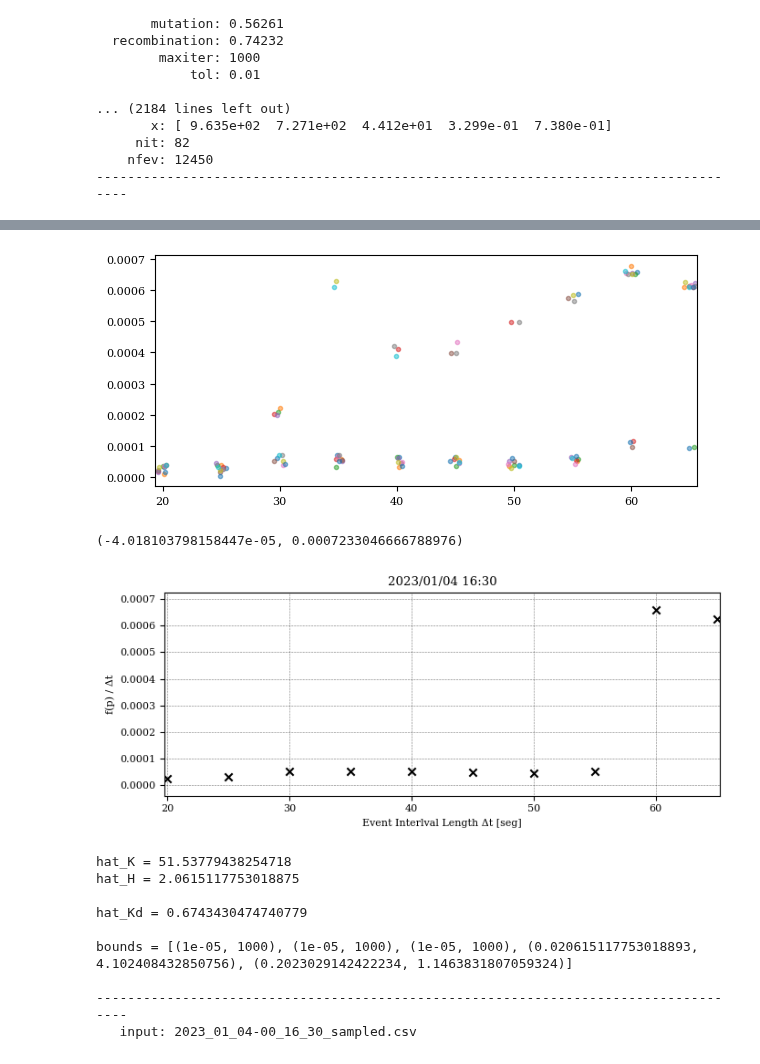
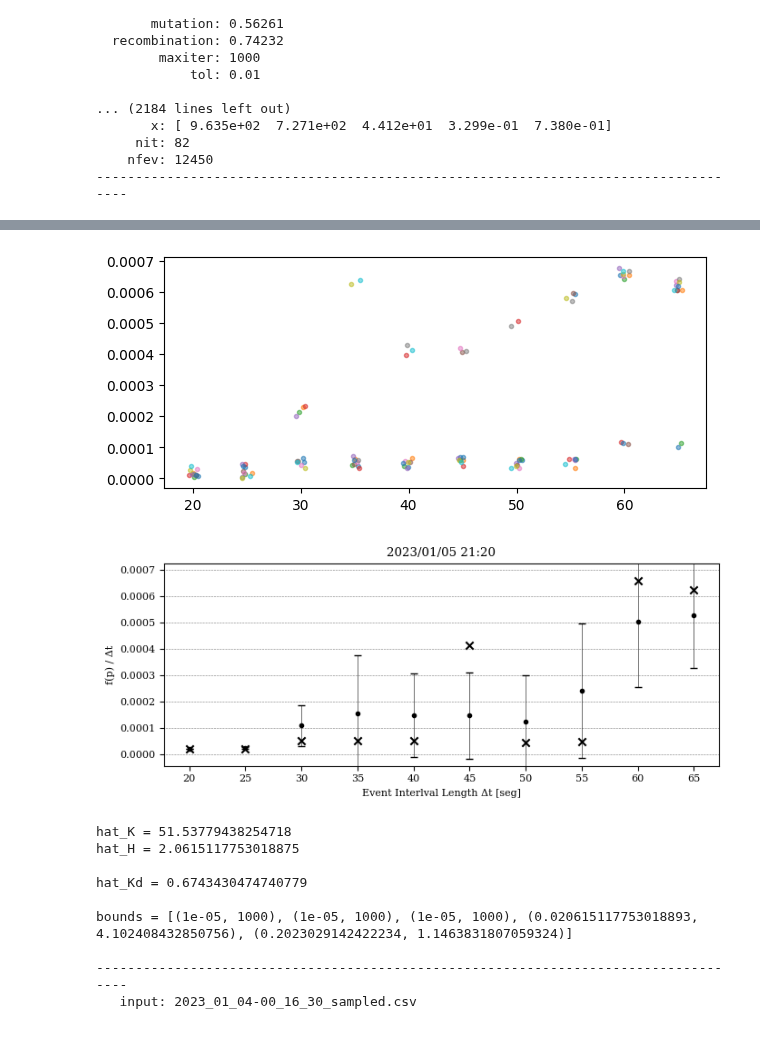
Before and after one commit to JoFeG/Differential-Evolution-Frequency-Model-Fitting, a Jupyter notebook: PaperFigures.ipynb, the cells around one changed output, grey strips where cells are left out. Cells and saved outputs as stored; diff of their text form; code cells hidden in the pictures.

```diff
--- a/PaperFigures.ipynb
+++ b/PaperFigures.ipynb
@@ -95,6 +85,8 @@ for i in range(10):
     nfev: 12450
 ------------------------------------------------------------------------------------
 # %%
+## Fig1 E1a
+
 font = {'family' : 'serif',
         'size'   : 8}
 
@@ -150,7 +142,7 @@ for rep in range(11):
         if i == 0:
             fig = plt.figure(figsize=(7,3))
             plt.plot(real_time[100:], real_freq[100:], linewidth=.7)
-            plt.title(f"2023/01/04 16:30 rep{rep}")
+            plt.title(f"2023/01/05 21:20 rep{rep}")
             plt.xlabel("Time [seg]")
             plt.ylabel("Frequency [Hz]")
 
@@ -159,6 +151,5 @@ for rep in range(11):
         plt.axvline(sim_time[-1], alpha=.4, linewidth=.7, color = "k", linestyle='dotted')
 
     fig.tight_layout()
-
-#plt.savefig('./img/ExpIntervalSims.pdf')
+    plt.savefig(f"./img/ExpIntervalSims{rep}.pdf")
 # %% [output]
@@ -176,4 +167,6 @@ for rep in range(11):
 # %%
+## Save this idea for E3
+
 instance = "2023_01_05-00_21_20"
 
 ERR = []
@@ -207,21 +200,42 @@ for rep in range(11):
     plt.plot(jitterETS, jitterERR, marker = ".", linestyle="", alpha = .5)
 plt.show()
 # %% [output]
-[figure, old version]
+[figure, new version]
 # %%
+## fig2 E1a
+
+font = {'family' : 'serif',
+        'size'   : 8}
+
+plt.rc('font', **font)
+
+instance = "2023_01_05-00_21_20"
+
 fig = plt.figure(figsize=(7,3))
-plt.scatter(ets, err, color = "k", marker = "x")
-plt.title("2023/01/04 16:30")
+rep = 6
+err = [ERR[i][rep] for i in range(10)]
+
+
+npERR = np.array(ERR)
+err_means = [npERR[i].mean() for i in range(10)]
+err_sd = [npERR[i].std() for i in range(10)]
+plt.errorbar(ETS, err_means, err_sd, color='k', linewidth=.4, linestyle='None', marker='.', capsize=3)
+
+plt.scatter(ETS, err, color = "k", marker = "x")
+#plt.title("2023/01/04 16:30")
+plt.title("2023/01/05 21:20")
+
 plt.xlabel("Event Interlval Length Δt [seg]")
 plt.ylabel("f(p) / Δt")
-plt.grid(color='k', linestyle='dotted', linewidth=.4)
+plt.grid(axis = 'y', color='k', linestyle='dotted', linewidth=.4)
 fig.tight_layout()
-plt.savefig('./img/ExpIntervalErrs.pdf')
+plt.savefig(f"./img/ExpIntervalErrs{rep}.pdf")
 d=.1*(max(err)-min(err))
 plt.ylim([min(err)-d,max(err)+d])
+plt.xticks(ETS)
+plt.show()
 # %% [output]
-(-4.018103798158447e-05, 0.0007233046666788976)
-[figure, old version]
+[figure, new version]
 # %%
 
 #instance = "2023_01_05-00_21_20"
```
Also changed, not shown: parts of 3 cells of this notebook, 14 other files.
